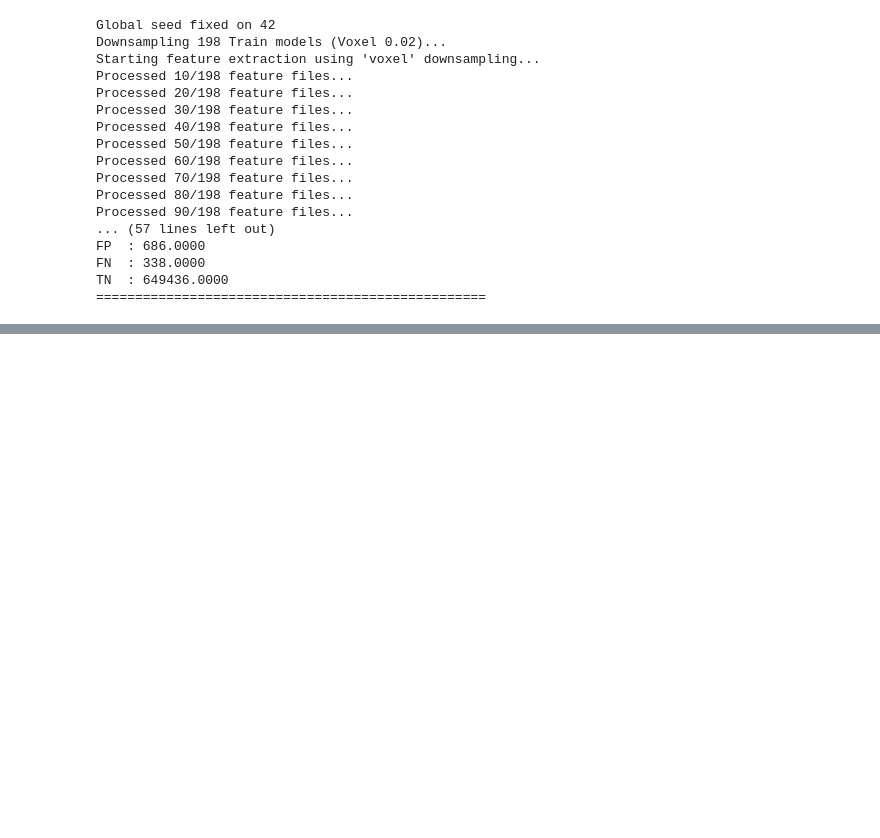
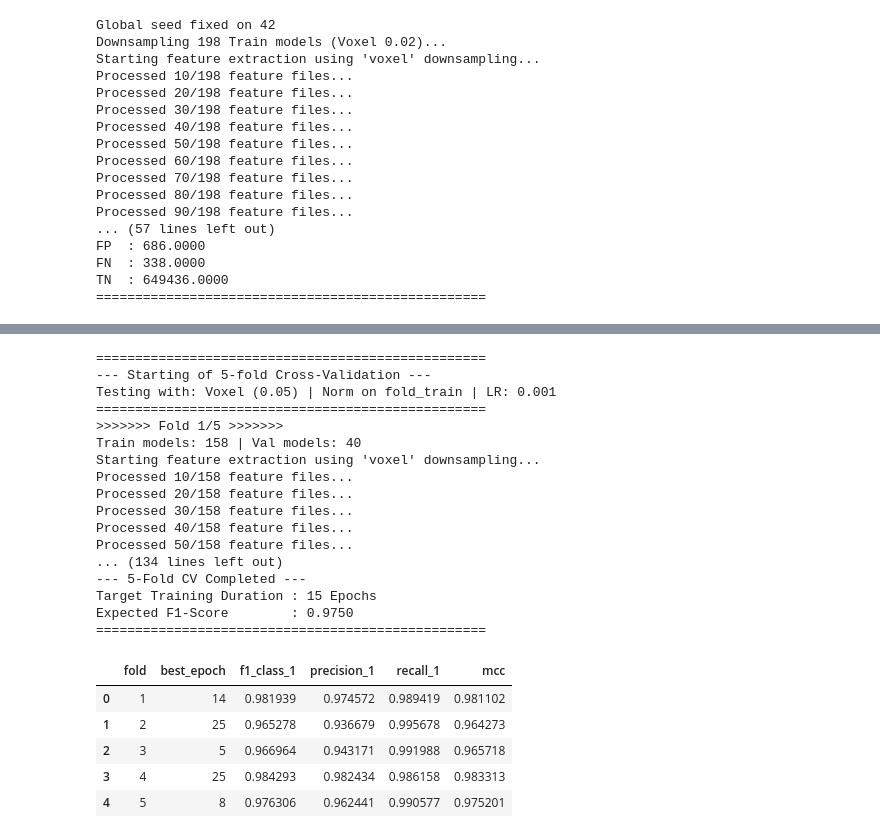
Before and after one commit to mmando73/ter-abc-challenge, a Jupyter notebook: notebooks/MLP_downsampling_v2_cross_validation.ipynb, the cells around one changed output, grey strips where cells are left out. Drawn from its saved outputs; the diff is of its cells as text; code cells hidden in the pictures; blank space fills up the shorter version.

Commit message:
feat: add tests with other voxel parameters to shrink the train data volume

```diff
--- a/notebooks/MLP_downsampling_v2_cross_validation.ipynb
+++ b/notebooks/MLP_downsampling_v2_cross_validation.ipynb
@@ -1038,0 +1207,26 @@ TN  : 649436.0000
+# %%
+avg_optimal_epoch, cv_dataframe = kfold_cross_val_train_1(train_pts, train_lb, train_ids, device=device)
+# %% [output]
+==================================================
+--- Starting of 5-fold Cross-Validation ---
+Testing with: Voxel (0.05) | Norm on fold_train | LR: 0.001
+==================================================
+>>>>>>> Fold 1/5 >>>>>>>
+Train models: 158 | Val models: 40
+Starting feature extraction using 'voxel' downsampling...
+Processed 10/158 feature files...
+Processed 20/158 feature files...
+Processed 30/158 feature files...
+Processed 40/158 feature files...
+Processed 50/158 feature files...
+... (134 lines left out)
+--- 5-Fold CV Completed ---
+Target Training Duration : 15 Epochs
+Expected F1-Score        : 0.9750
+==================================================
+|  | fold | best_epoch | f1_class_1 | precision_1 | recall_1 | mcc |
+| 0 | 1 | 14 | 0.981939 | 0.974572 | 0.989419 | 0.981102 |
+| 1 | 2 | 25 | 0.965278 | 0.936679 | 0.995678 | 0.964273 |
+| 2 | 3 | 5 | 0.966964 | 0.943171 | 0.991988 | 0.965718 |
+| 3 | 4 | 25 | 0.984293 | 0.982434 | 0.986158 | 0.983313 |
+| 4 | 5 | 8 | 0.976306 | 0.962441 | 0.990577 | 0.975201 |
```
Also changed, not shown: parts of 8 cells of this notebook.
